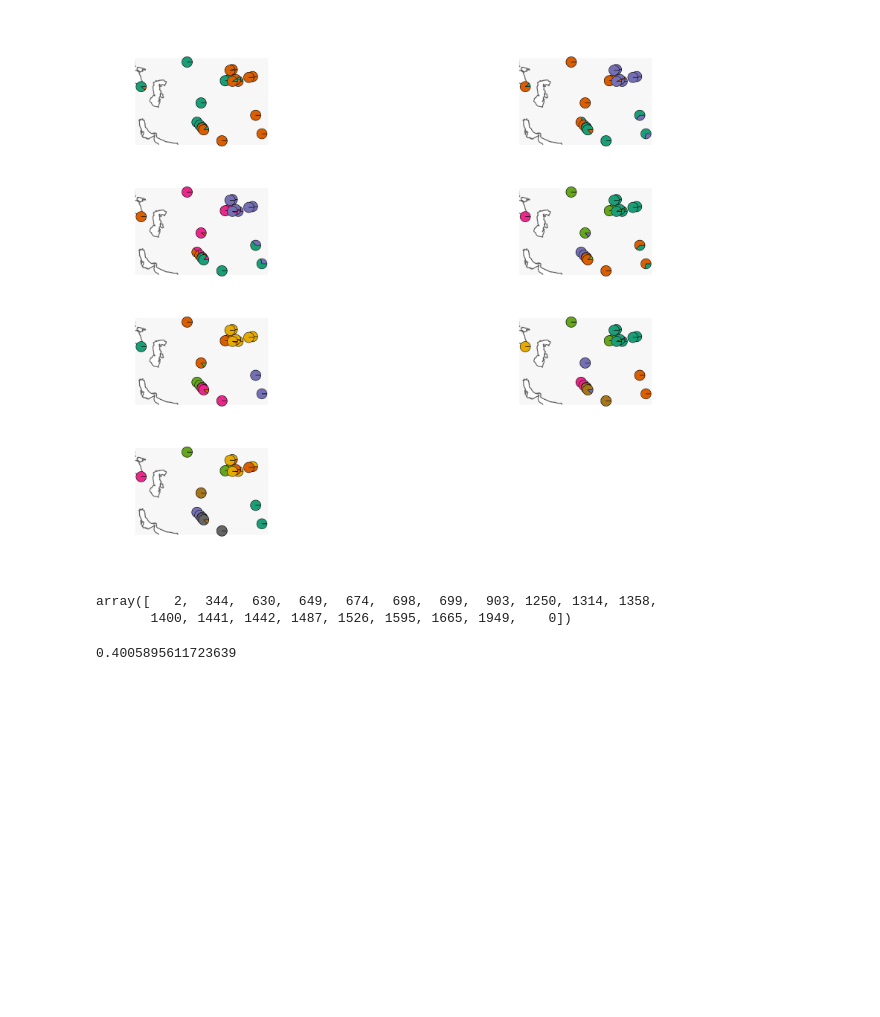
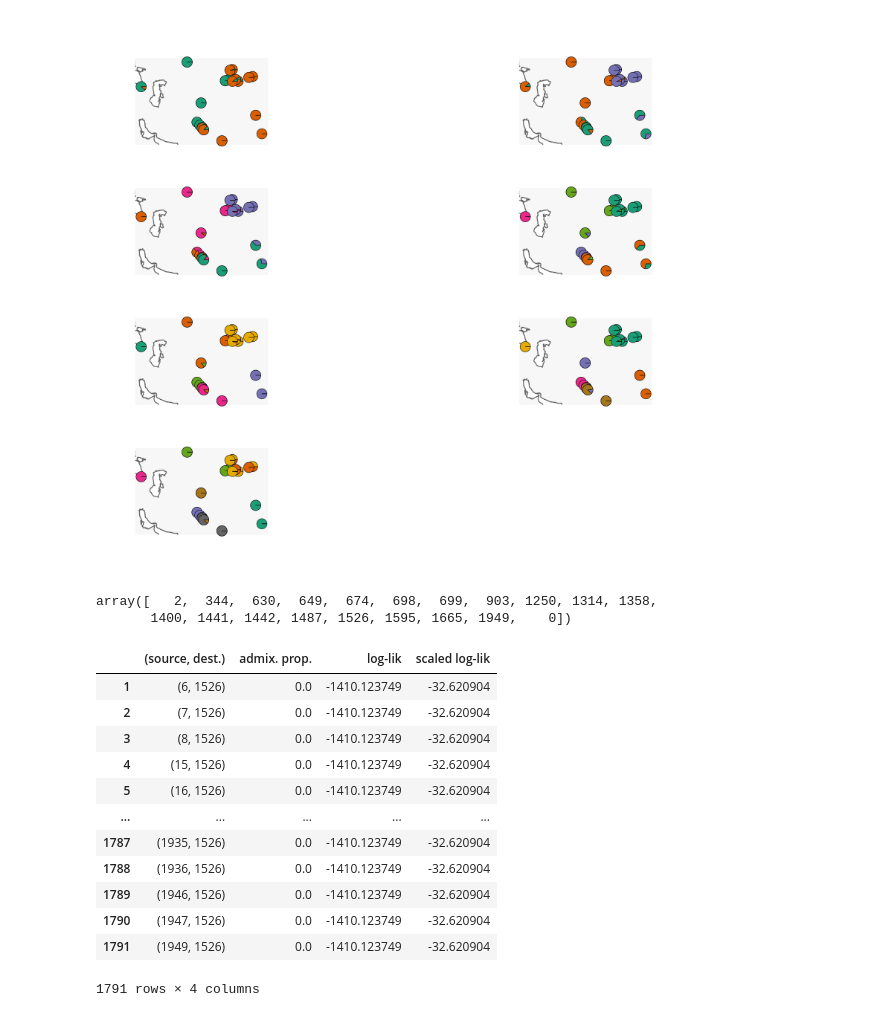
Before and after one commit to NovembreLab/feems, a Jupyter notebook: docs/notebooks/empirical-warblers.ipynb, the cells around one changed output. Drawn from its saved outputs; the diff is of its cells as text; code cells hidden in the pictures; blank space fills up the shorter version.

```diff
--- a/docs/notebooks/empirical-warblers.ipynb
+++ b/docs/notebooks/empirical-warblers.ipynb
@@ -273,40 +268,54 @@ array([   2,  344,  630,  649,  674,  698,  699,  903, 1250, 1314, 1358,
 # %%
 # os.chdir("/Users/vivaswatshastry/Google Drive/Other computers/My Mac mini/Documents/feemsResults/59-Ursus_Example")
 # coord = np.loadtxt("59-Ursus_FILT.coords.txt",usecols=(1,2))  # sample coordinates
 # outer = np.loadtxt("california_grid.txt")  # outer coordinates
 # grid_path = "world_triangle_res8.shp"  # path to discrete global grid
 
 # (bim, fam, G) = read_plink("59-Ursus_pruned_0.6")
 # imp = SimpleImputer(missing_values=np.nan, strategy="mean")
 # genotypes = imp.fit_transform((np.array(G)).T)
 
 # print("n_samples={}, n_snps={}".format(genotypes.shape[0], genotypes.shape[1]))
 
 # # graph input files
 # outer, edges, grid, _ = prepare_graph_inputs(coord=coord,
 #                                              ggrid=grid_path,
 #                                              translated=True,
 #                                              buffer=1,
 #                                              outer=None)
 
 # genotypes = genotypes[:,np.random.choice(genotypes.shape[1],size=200000,replace=False)]
 # genotypes = np.delete(genotypes,np.where(genotypes.sum(axis=0)==0)[0],1)
 # genotypes = np.delete(genotypes,np.where(genotypes.sum(axis=0)==2*genotypes.shape[0])[0],1)
-# df = obj.extract_outliers(0.8)
-import allel
-Gi = obj.sp_graph.genotypes[warblr_graph.nodes[1314]['sample_idx'], :].astype('int').T
-Ga1 = np.zeros((Gi.shape[0], Gi.shape[1], 2), dtype=int)
-Ga1[Gi == 1, 1] = 1
-Ga1[Gi == 2, 0] = 1; Ga1[Gi == 2, 1] = 1
+# warblr_graph.extract_outliers(0.8)
+# seq_results = warblr_graph.sequential_fit(fdr=0.8, lamb=3., lamb_q=1., optimize_q='n-dim', top=5)
+# contour1526 = warblr_graph.calc_contour(destid=1526, search_area='all')
+# import allel
+# Gi = obj.sp_graph.genotypes[warblr_graph.nodes[1314]['sample_idx'], :].astype('int').T
+# Ga1 = np.zeros((Gi.shape[0], Gi.shape[1], 2), dtype=int)
+# Ga1[Gi == 1, 1] = 1
+# Ga1[Gi == 2, 0] = 1; Ga1[Gi == 2, 1] = 1
 
-Gi = obj.sp_graph.genotypes[warblr_graph.nodes[1441]['sample_idx'], :].astype('int').T
-Ga2 = np.zeros((Gi.shape[0], Gi.shape[1], 2), dtype=int)
-Ga2[Gi == 1, 1] = 1
-Ga2[Gi == 2, 0] = 1; Ga2[Gi == 2, 1] = 1
+# Gi = obj.sp_graph.genotypes[warblr_graph.nodes[1441]['sample_idx'], :].astype('int').T
+# Ga2 = np.zeros((Gi.shape[0], Gi.shape[1], 2), dtype=int)
+# Ga2[Gi == 1, 1] = 1
+# Ga2[Gi == 2, 0] = 1; Ga2[Gi == 2, 1] = 1
 
-allel.average_hudson_fst(allel.GenotypeArray(Ga1).count_alleles(), allel.GenotypeArray(Ga2).count_alleles(), blen=int(obj.sp_graph.genotypes.shape[1]/10))[0]
+# allel.average_hudson_fst(allel.GenotypeArray(Ga1).count_alleles(), allel.GenotypeArray(Ga2).count_alleles(), blen=int(obj.sp_graph.genotypes.shape[1]/10))[0]
 # %% [output]
+|  | (source, dest.) | admix. prop. | log-lik | scaled log-lik |
+| 1 | (6, 1526) | 0.0 | -1410.123749 | -32.620904 |
+| 2 | (7, 1526) | 0.0 | -1410.123749 | -32.620904 |
+| 3 | (8, 1526) | 0.0 | -1410.123749 | -32.620904 |
+| 4 | (15, 1526) | 0.0 | -1410.123749 | -32.620904 |
+| 5 | (16, 1526) | 0.0 | -1410.123749 | -32.620904 |
+| ... | ... | ... | ... | ... |
+| 1787 | (1935, 1526) | 0.0 | -1410.123749 | -32.620904 |
+| 1788 | (1936, 1526) | 0.0 | -1410.123749 | -32.620904 |
+| 1789 | (1946, 1526) | 0.0 | -1410.123749 | -32.620904 |
+| 1790 | (1947, 1526) | 0.0 | -1410.123749 | -32.620904 |
+| 1791 | (1949, 1526) | 0.0 | -1410.123749 | -32.620904 |
-0.4005895611723639
+1791 rows × 4 columns
 # %%
 lamb_grid = np.geomspace(1e-4, 1e1, 10)[::-1]
 cv_err = run_cv(warblr_graph, lamb_grid, factr=1e10)
```
Also changed, not shown: parts of 3 cells of this notebook, 5 other files.
